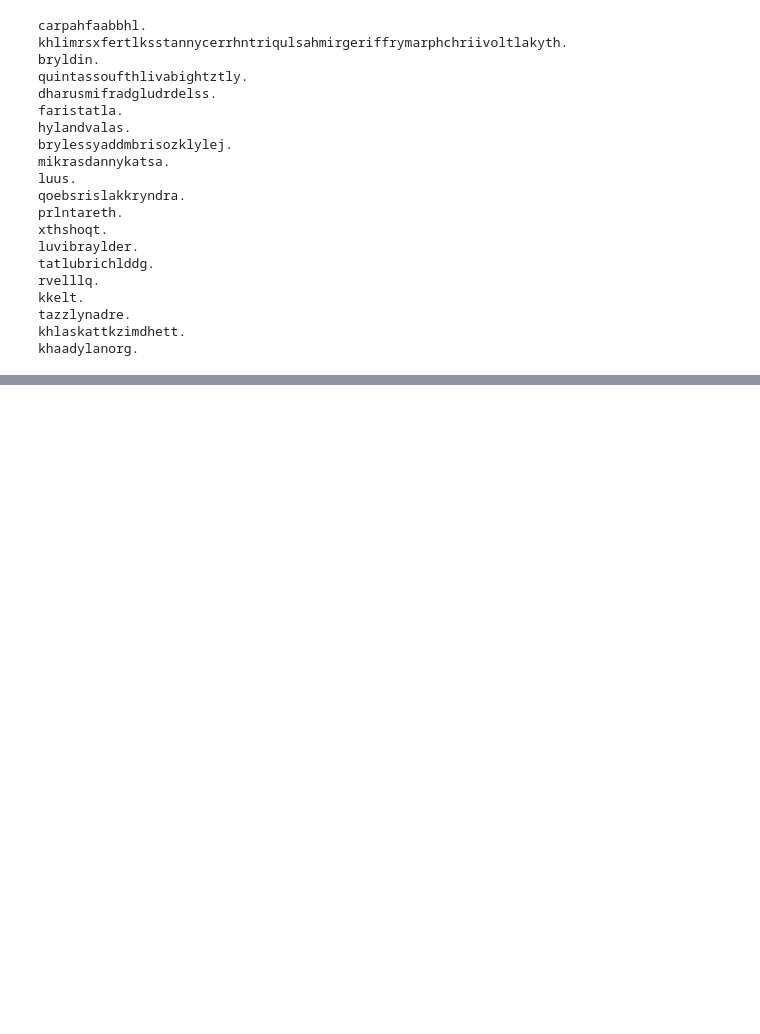
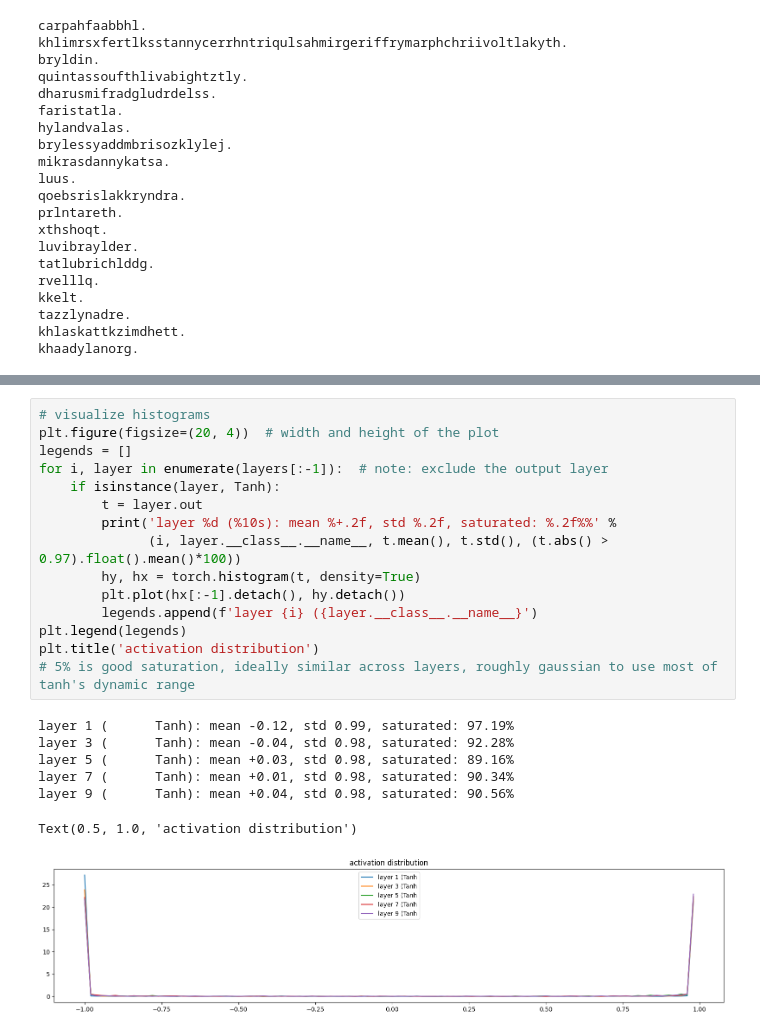
Before and after one commit to freeman-jiang/karpathy-ml, a Jupyter notebook: makemore/makemore_part3.ipynb, the cells around one changed output, grey strips where cells are left out. Drawn from its saved outputs; the diff is of its cells as text; blank space fills up the shorter version.

```diff
--- a/makemore/makemore_part3.ipynb
+++ b/makemore/makemore_part3.ipynb
@@ -255,0 +421,23 @@ khaadylanorg.
+# %%
+# visualize histograms
+plt.figure(figsize=(20, 4))  # width and height of the plot
+legends = []
+for i, layer in enumerate(layers[:-1]):  # note: exclude the output layer
+    if isinstance(layer, Tanh):
+        t = layer.out
+        print('layer %d (%10s): mean %+.2f, std %.2f, saturated: %.2f%%' %
+              (i, layer.__class__.__name__, t.mean(), t.std(), (t.abs() > 0.97).float().mean()*100))
+        hy, hx = torch.histogram(t, density=True)
+        plt.plot(hx[:-1].detach(), hy.detach())
+        legends.append(f'layer {i} ({layer.__class__.__name__}')
+plt.legend(legends)
+plt.title('activation distribution')
+# 5% is good saturation, ideally similar across layers, roughly gaussian to use most of tanh's dynamic range
+# %% [output]
+layer 1 (      Tanh): mean -0.12, std 0.99, saturated: 97.19%
+layer 3 (      Tanh): mean -0.04, std 0.98, saturated: 92.28%
+layer 5 (      Tanh): mean +0.03, std 0.98, saturated: 89.16%
+layer 7 (      Tanh): mean +0.01, std 0.98, saturated: 90.34%
+layer 9 (      Tanh): mean +0.04, std 0.98, saturated: 90.56%
+Text(0.5, 1.0, 'activation distribution')
+[figure, added]
```
Also changed, not shown: parts of 8 cells of this notebook.
